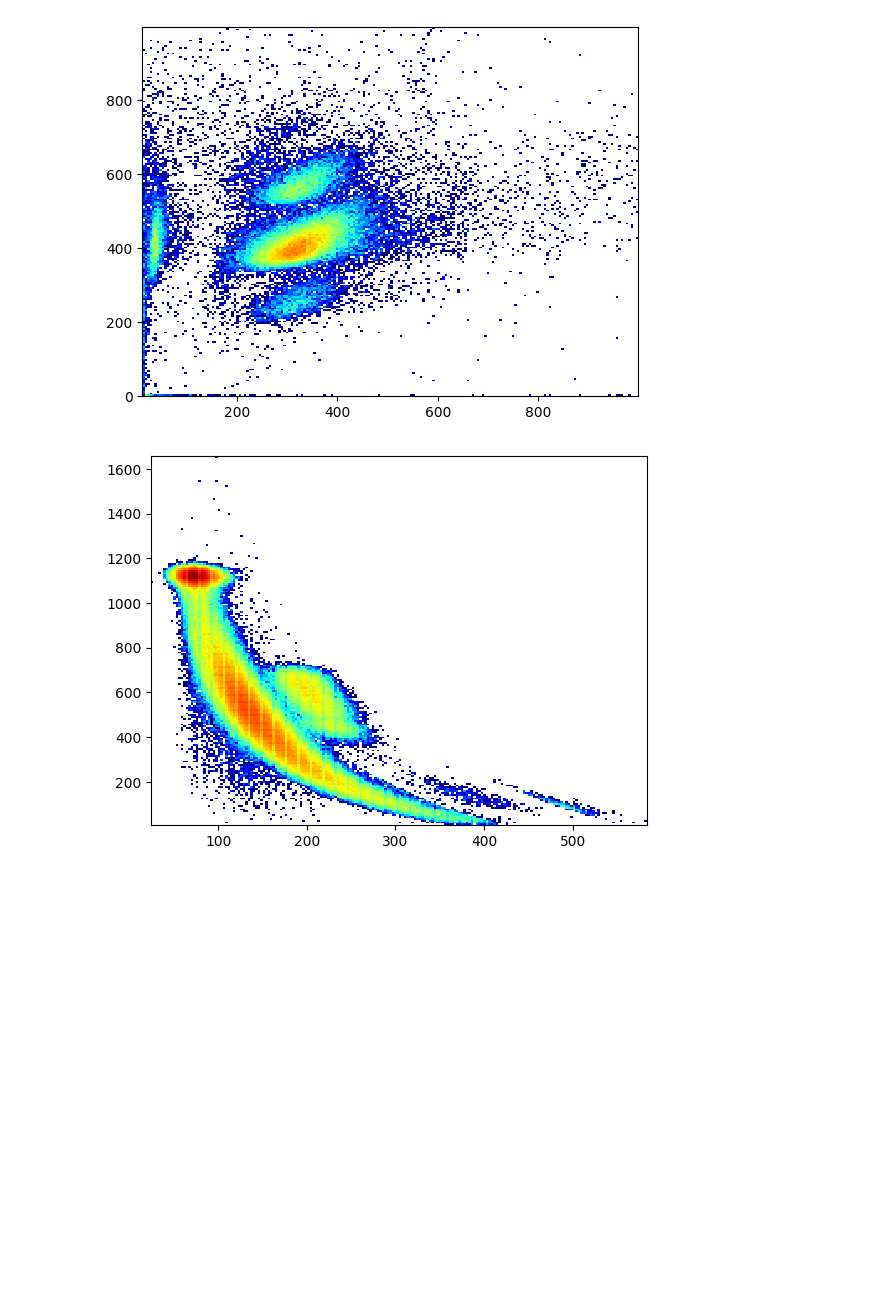
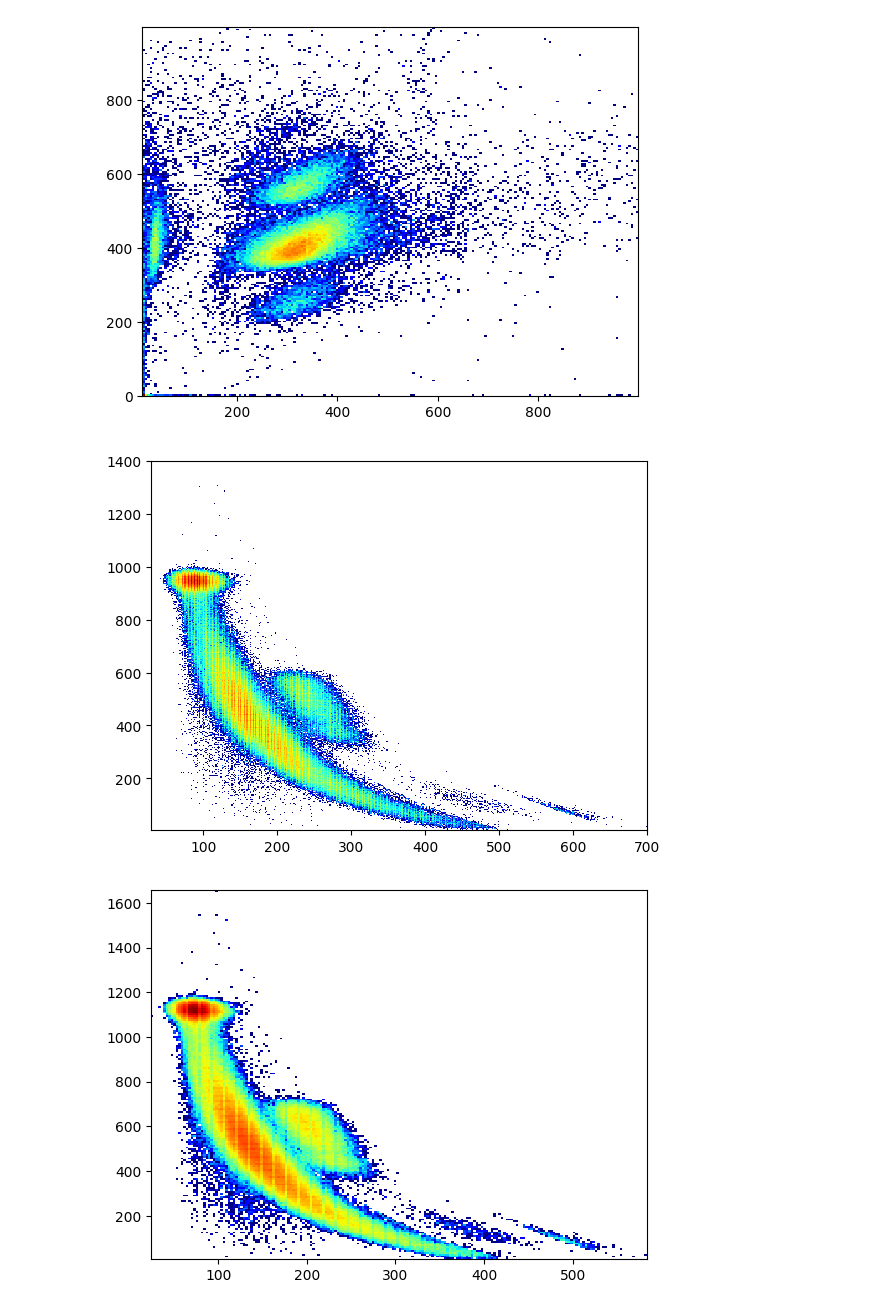
Before and after one commit to ThePiekorz/Analiza_skupien_w_fizyce_jadrowej, a Jupyter notebook: KPiekorz(2).ipynb, the cells around one changed output. Saved outputs shown, nothing was run; the diff lists cells and outputs as text; code cells hidden in the pictures; blank space fills up the shorter version.

```diff
--- a/KPiekorz(2).ipynb
+++ b/KPiekorz(2).ipynb
@@ -125,5 +125,22 @@ plt.savefig('c12_noise_data.png')
 plt.show()
 # %% [output]
 [figure]
+# %%
+import matplotlib.pyplot as plt
+import numpy as np
+import matplotlib.colors
+
+# Załóżmy, że data_4 to twoje dane
+#data_4 = np.random.randn(1000, 2) * 100  # Przykładowe dane
+
+# Zmiana zakresów osi X i Y
+x_scaled = data_3[:, 0] * (700 / np.max(data_3[:, 0]))
+y_scaled = data_3[:, 1] * (1400 / np.max(data_3[:, 1]))
+
+plt.hist2d(x_scaled, y_scaled, bins=400, cmap='jet', norm=matplotlib.colors.LogNorm())
+plt.savefig('3N_forces_noise_data.png')
+plt.show()
+# %% [output]
+[figure, added]
 # %%
 plt.hist2d(data_3[:,0], data_3[:,1], bins = 200, cmap='jet', norm = LogNorm())
```
Also changed, not shown: parts of 8 cells of this notebook, 13 other files.
